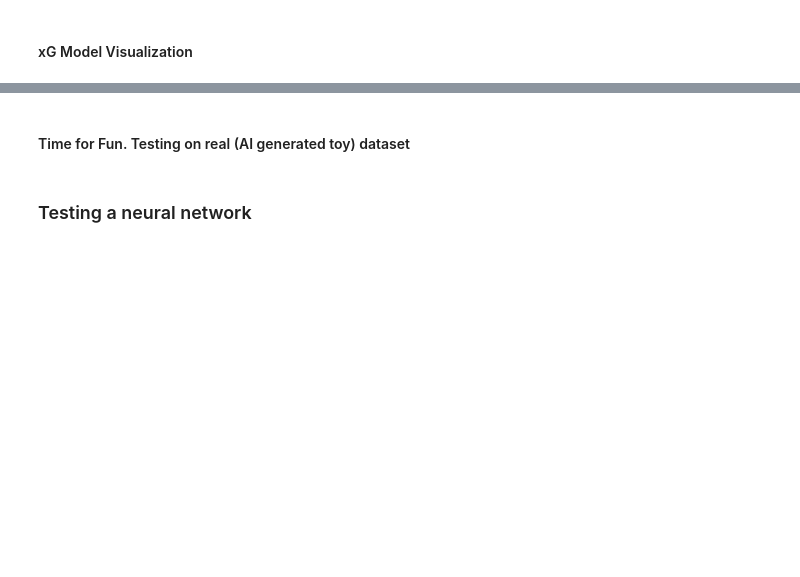
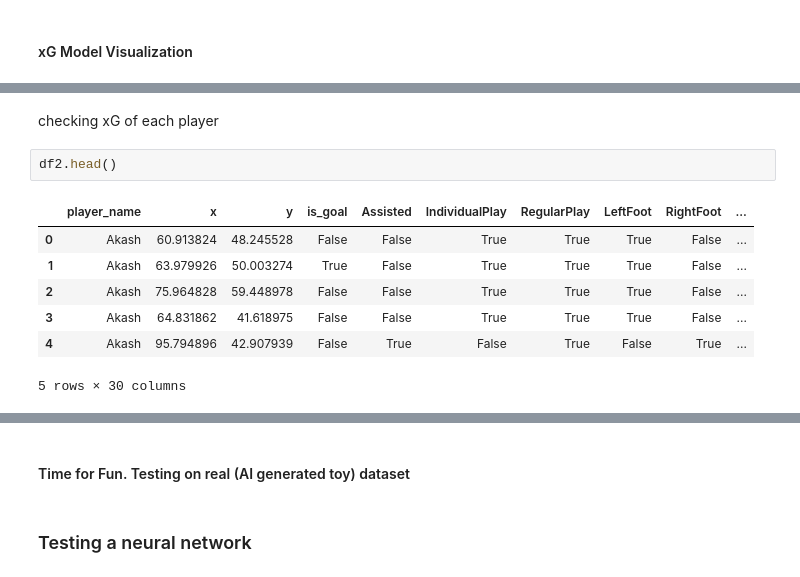
Before and after one commit to Ak-Sure/xG_Football, a Jupyter notebook: football_analysis copy.ipynb, the cells around one changed output, grey strips where cells are left out. Cells and saved outputs as stored; diff of their text form; blank space fills up the shorter version.

```diff
--- a/football_analysis copy.ipynb
+++ b/football_analysis copy.ipynb
@@ -624,0 +661,12 @@ for method in methods:
+# %% [markdown]
+checking xG of each player
+# %%
+df2.head()
+# %% [output]
+|  | player_name | x | y | is_goal | Assisted | IndividualPlay | RegularPlay | LeftFoot | RightFoot | ... |
+| 0 | Akash | 60.913824 | 48.245528 | False | False | True | True | True | False | ... |
+| 1 | Akash | 63.979926 | 50.003274 | True | False | True | True | True | False | ... |
+| 2 | Akash | 75.964828 | 59.448978 | False | False | True | True | True | False | ... |
+| 3 | Akash | 64.831862 | 41.618975 | False | False | True | True | True | False | ... |
+| 4 | Akash | 95.794896 | 42.907939 | False | True | False | True | False | True | ... |
+5 rows × 30 columns
```
Also changed, not shown: parts of 15 cells of this notebook, 1 other file.
